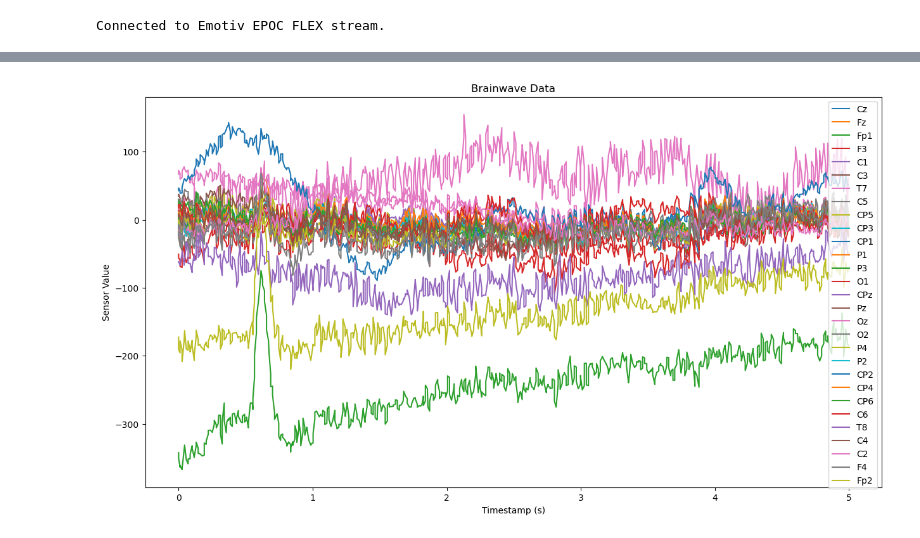
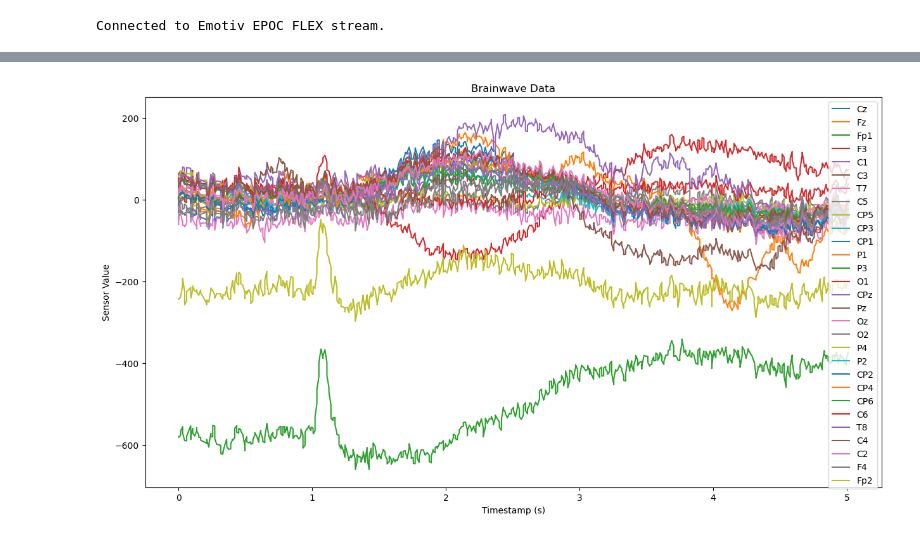
Before and after one commit to HayatoYokomizo/EEG_pain, a Jupyter notebook: PilotResearch/Collct_EEGFLEXdata_LSL.ipynb, the cells around one changed output, grey strips where cells are left out. Drawn from its saved outputs; the diff is of its cells as text; code cells hidden in the pictures.

```diff
--- a/PilotResearch/Collct_EEGFLEXdata_LSL.ipynb
+++ b/PilotResearch/Collct_EEGFLEXdata_LSL.ipynb
@@ -124,9 +105,11 @@ file
 # %%
 # 選択したチャンネル名
+filename = 'PilotResearch_LH.csv'
+
 channels = ['Cz', 'Fz', 'Fp1', 'F3', 'C1', 'C3', 'T7', 'C5', 'CP5', 'CP3',
             'CP1', 'P1', 'P3', 'O1', 'CPz', 'Pz', 'Oz', 'O2', 'P4', 'P2',
             'CP2', 'CP4', 'CP6', 'C6', 'T8', 'C4', 'C2', 'F4', "Fp2"]
-data = load_data_from_csv(file[9])
+data = load_data_from_csv(filename)
 plot_data(data, channels)
 # %% [output]
-[figure, old version]
+[figure, new version]
```
Also changed, not shown: parts of 2 cells of this notebook, 7 other files.
